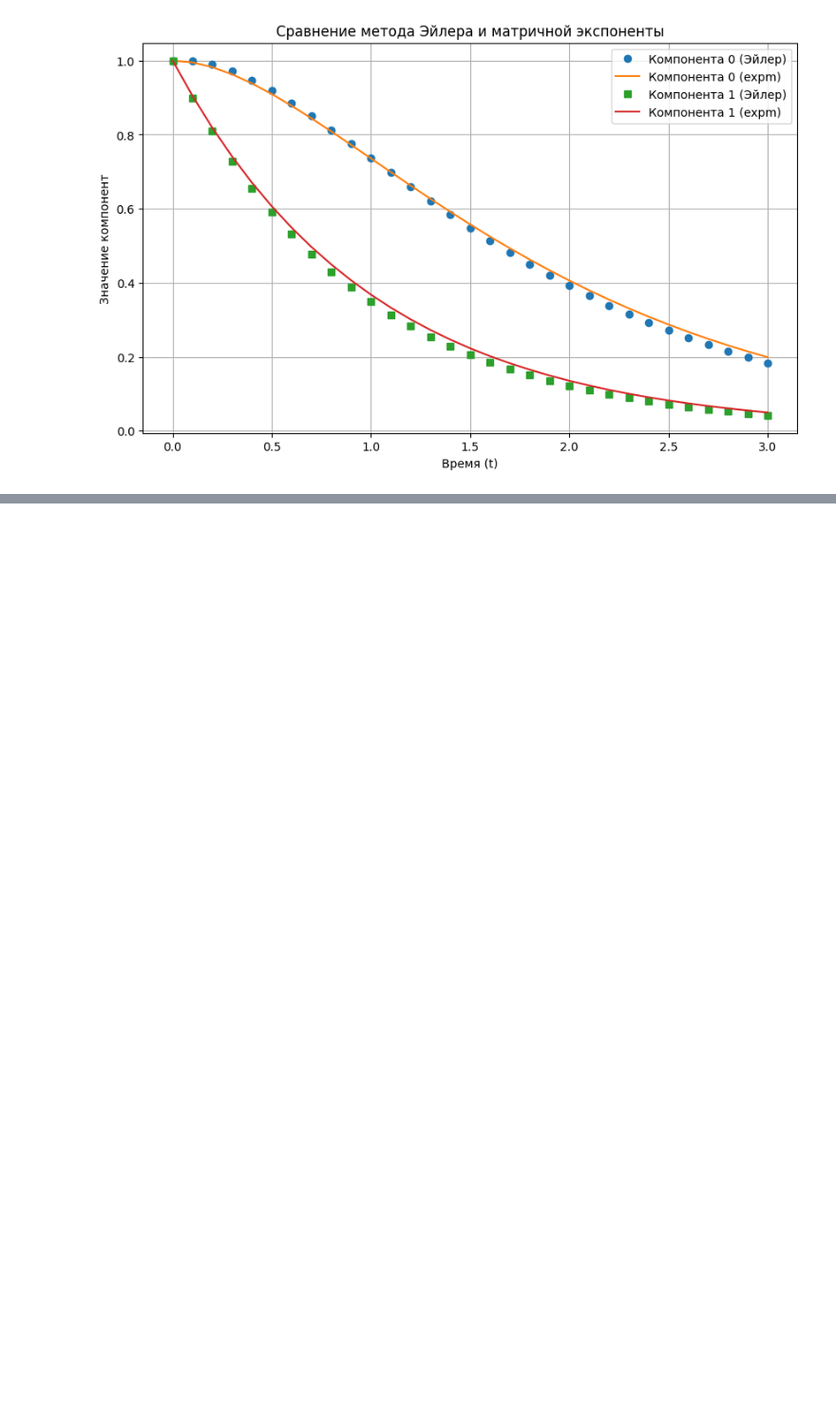
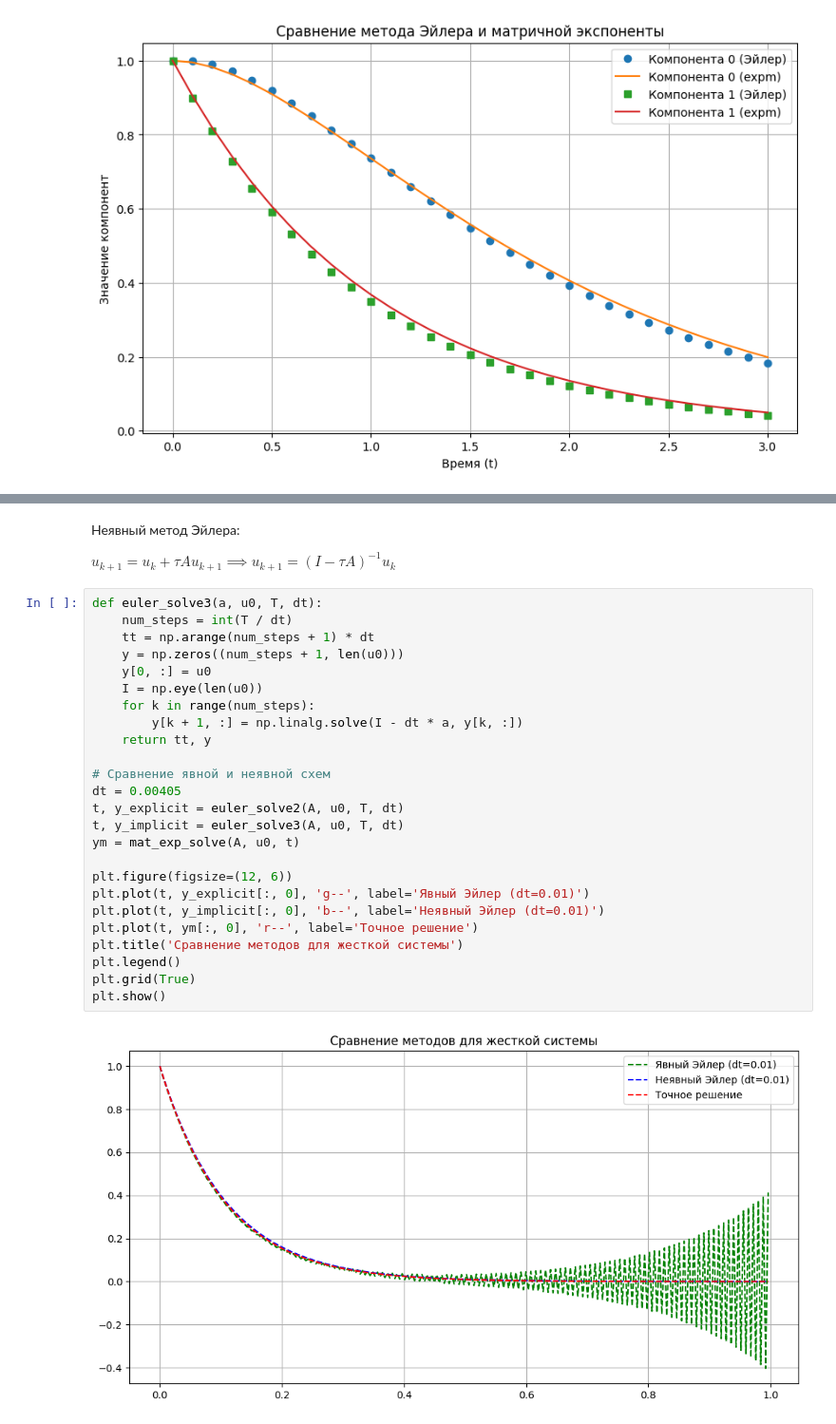
Before and after one commit to OhNoMyRook/Calculus, a Jupyter notebook: 2sem-5.ipynb, the cells around one changed output, grey strips where cells are left out. Shown: that part at 95% size. Drawn from its saved outputs; the diff is of its cells as text; blank space fills up the shorter version.

```diff
--- a/2sem-5.ipynb
+++ b/2sem-5.ipynb
@@ -166,0 +201,31 @@ plt.show()
+# %% [markdown]
+Неявный метод Эйлера:
+
+$u_{k+1}=u_k+τAu_{k+1} ⟹u_{k+1}=(I−τA)^{−1}u_k$
+# %%
+def euler_solve3(a, u0, T, dt):
+    num_steps = int(T / dt)
+    tt = np.arange(num_steps + 1) * dt
+    y = np.zeros((num_steps + 1, len(u0)))
+    y[0, :] = u0
+    I = np.eye(len(u0))
+    for k in range(num_steps):
+        y[k + 1, :] = np.linalg.solve(I - dt * a, y[k, :])
+    return tt, y
+
+# Сравнение явной и неявной схем
+dt = 0.00405
+t, y_explicit = euler_solve2(A, u0, T, dt)
+t, y_implicit = euler_solve3(A, u0, T, dt)
+ym = mat_exp_solve(A, u0, t)
+
+plt.figure(figsize=(12, 6))
+plt.plot(t, y_explicit[:, 0], 'g--', label='Явный Эйлер (dt=0.01)')
+plt.plot(t, y_implicit[:, 0], 'b--', label='Неявный Эйлер (dt=0.01)')
+plt.plot(t, ym[:, 0], 'r--', label='Точное решение')
+plt.title('Сравнение методов для жесткой системы')
+plt.legend()
+plt.grid(True)
+plt.show()
+# %% [output]
+[figure, added]
```
Also changed, not shown: parts of 5 cells of this notebook.
